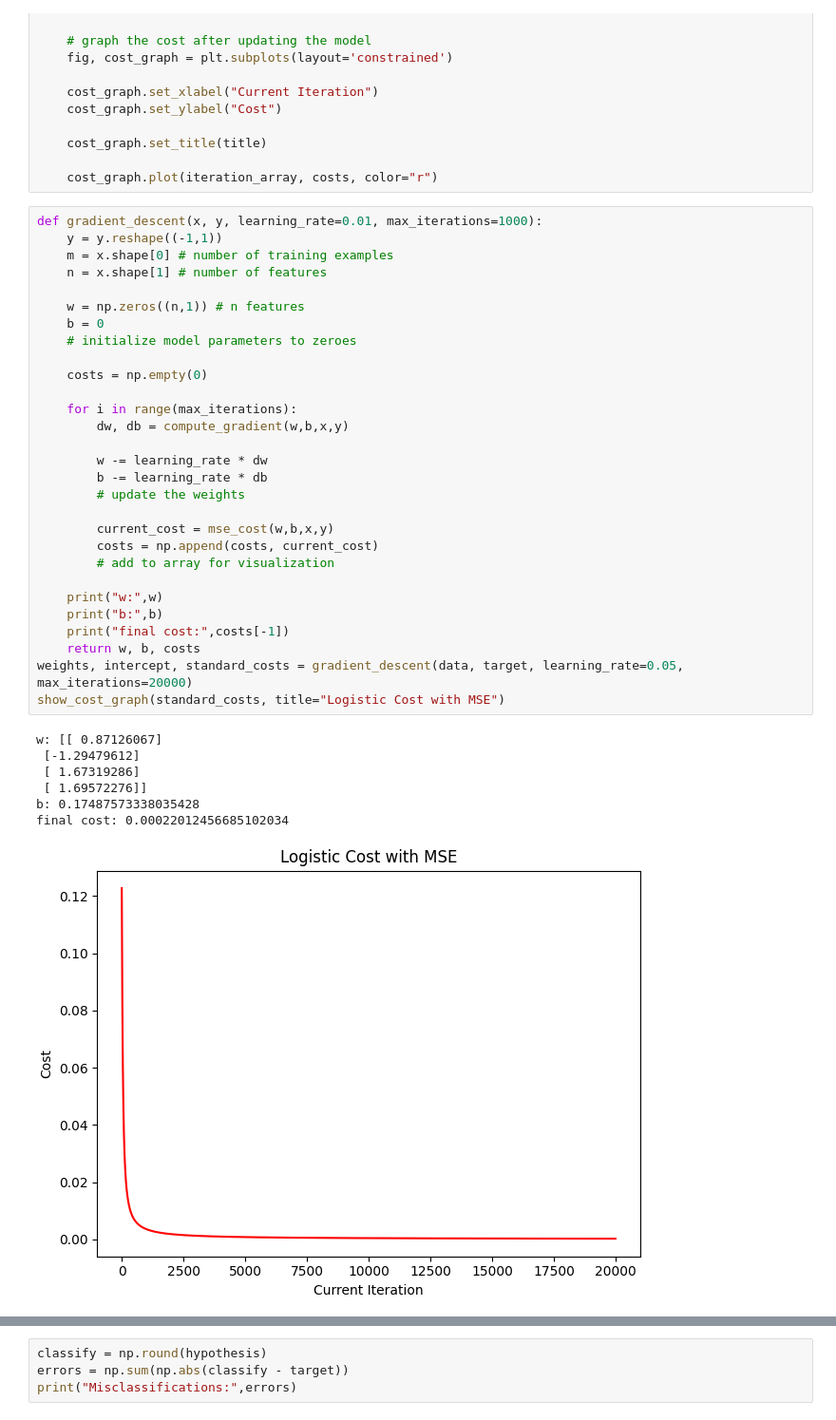
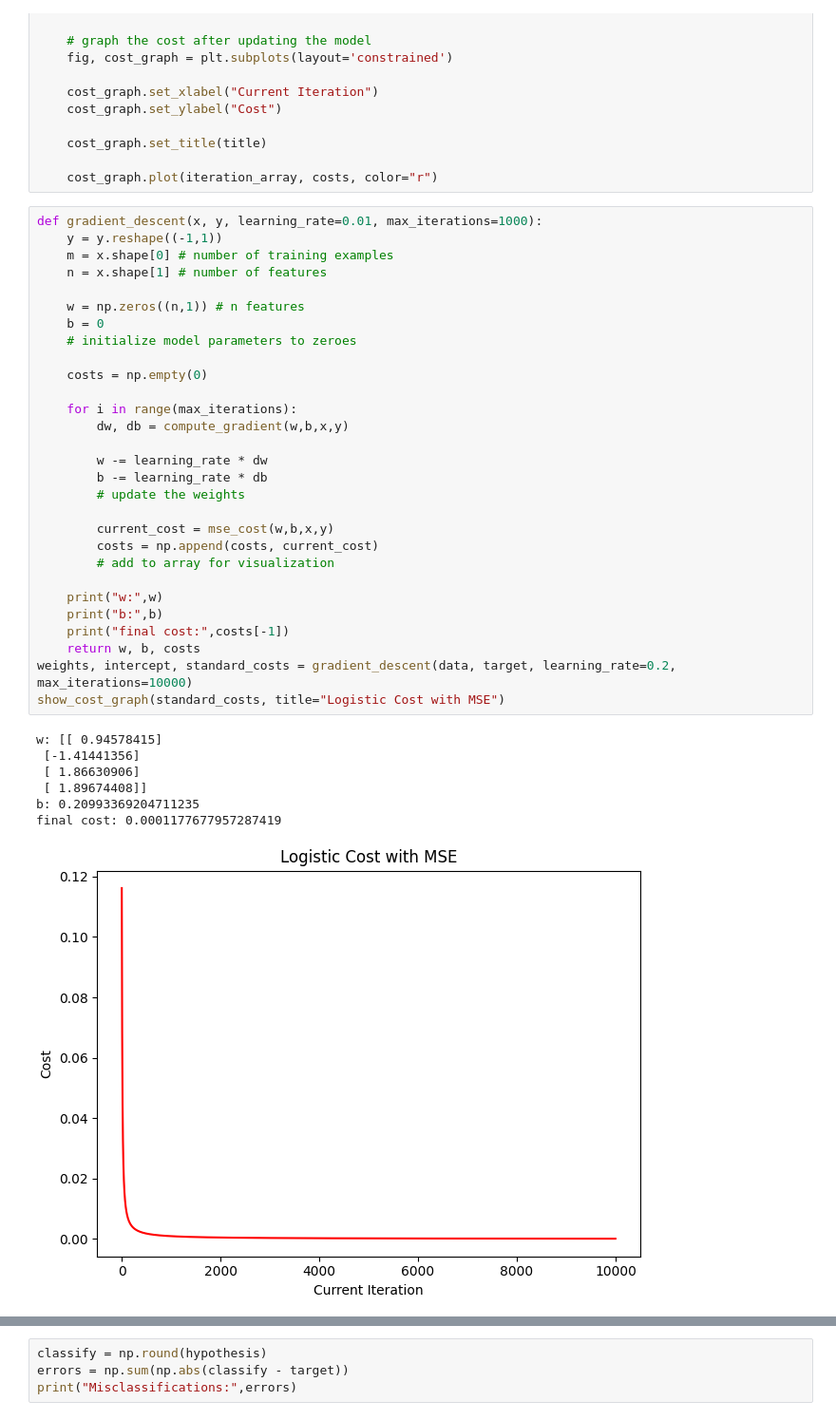
Before and after one commit to LoneCoder21/machine_learning, a Jupyter notebook: logistic_regression/regression_mse_cost.ipynb, the cells around one changed output, grey strips where cells are left out. Shown at 95% size. Saved outputs shown, nothing was run; the diff lists cells and outputs as text.

```diff
--- a/logistic_regression/regression_mse_cost.ipynb
+++ b/logistic_regression/regression_mse_cost.ipynb
@@ -118,40 +118,40 @@ def show_cost_graph(costs, title):
 # %%
 def gradient_descent(x, y, learning_rate=0.01, max_iterations=1000):
     y = y.reshape((-1,1))
     m = x.shape[0] # number of training examples
     n = x.shape[1] # number of features
 
     w = np.zeros((n,1)) # n features
     b = 0
     # initialize model parameters to zeroes
 
     costs = np.empty(0)
 
     for i in range(max_iterations):
         dw, db = compute_gradient(w,b,x,y)
 
         w -= learning_rate * dw
         b -= learning_rate * db
         # update the weights
 
         current_cost = mse_cost(w,b,x,y)
         costs = np.append(costs, current_cost)
         # add to array for visualization
 
     print("w:",w)
     print("b:",b)
     print("final cost:",costs[-1])
     return w, b, costs
-weights, intercept, standard_costs = gradient_descent(data, target, learning_rate=0.05, max_iterations=20000)
+weights, intercept, standard_costs = gradient_descent(data, target, learning_rate=0.2, max_iterations=10000)
 show_cost_graph(standard_costs, title="Logistic Cost with MSE")
 # %% [output]
-w: [[ 0.87126067]
- [-1.29479612]
- [ 1.67319286]
- [ 1.69572276]]
-b: 0.17487573338035428
-final cost: 0.00022012456685102034
+w: [[ 0.94578415]
+ [-1.41441356]
+ [ 1.86630906]
+ [ 1.89674408]]
+b: 0.20993369204711235
+final cost: 0.0001177677957287419
-[figure, old version]
+[figure, new version]
 # %%
 hypothesis = predict(weights, intercept, data).reshape(-1)
 features = data.shape[1]
```
Also changed, not shown: parts of 4 cells of this notebook.
